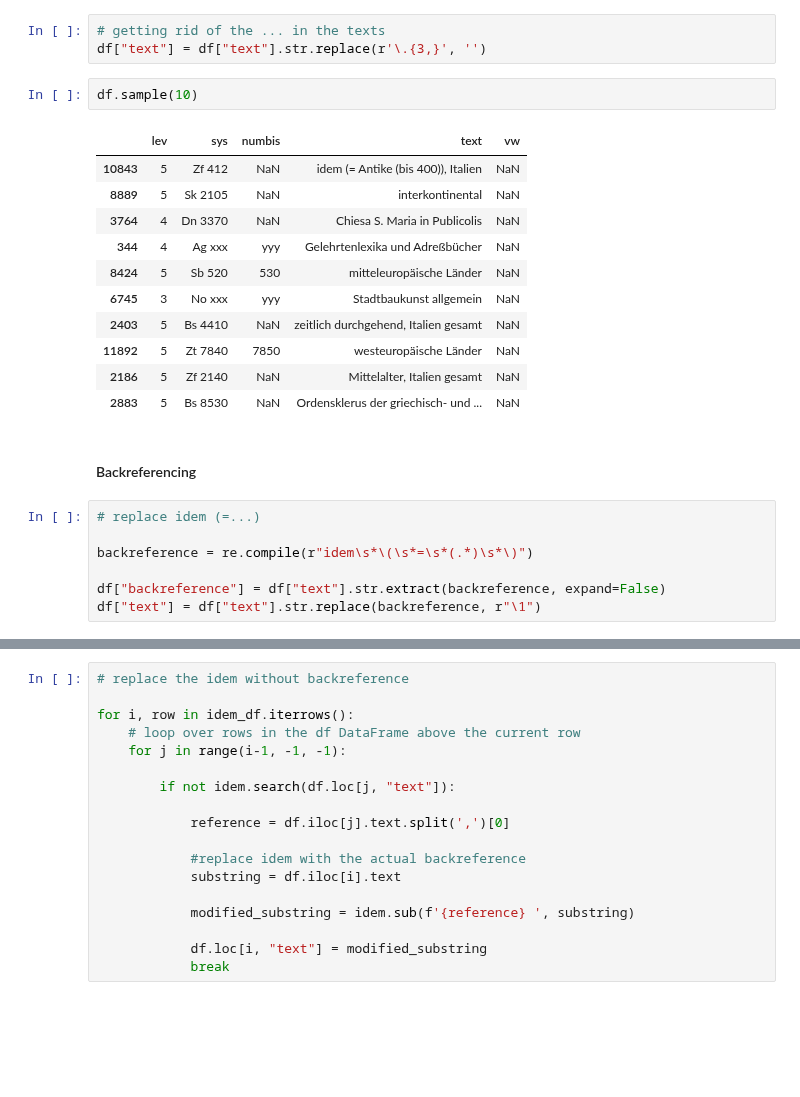
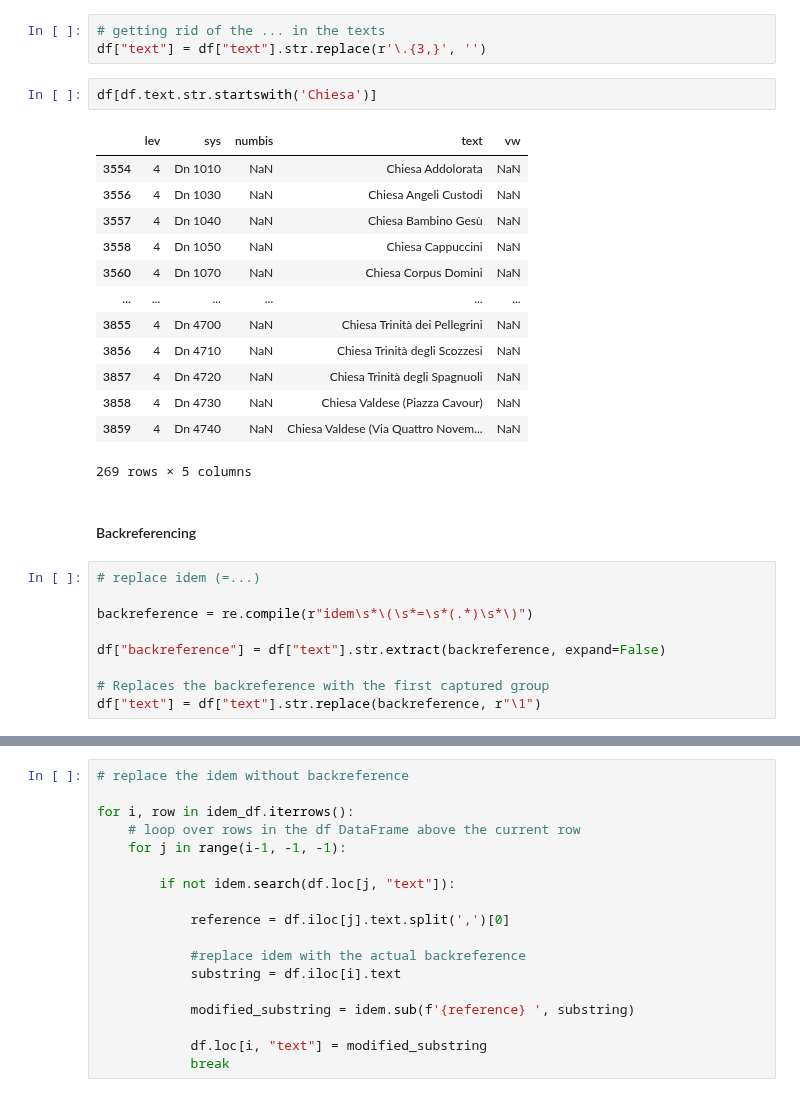
Before and after one commit to hanaCasey/BHVizData, a Jupyter notebook: signatures_processing.ipynb, the cells around one changed output, grey strips where cells are left out. Saved outputs shown, nothing was run; the diff lists cells and outputs as text; blank space fills up the shorter version.

```diff
--- a/signatures_processing.ipynb
+++ b/signatures_processing.ipynb
@@ -38,20 +24,22 @@ df
 # %%
 # getting rid of the ... in the texts
 df["text"] = df["text"].str.replace(r'\.{3,}', '')
-# %%
-df.sample(10)
-# %% [output]
-|  | lev | sys | numbis | text | vw |
-| 10843 | 5 | Zf 412 | NaN | idem (= Antike (bis 400)), Italien | NaN |
-| 8889 | 5 | Sk 2105 | NaN | interkontinental | NaN |
-| 3764 | 4 | Dn 3370 | NaN | Chiesa S. Maria in Publicolis | NaN |
-| 344 | 4 | Ag xxx | yyy | Gelehrtenlexika und Adreßbücher | NaN |
-| 8424 | 5 | Sb 520 | 530 | mitteleuropäische Länder | NaN |
-| 6745 | 3 | No xxx | yyy | Stadtbaukunst allgemein | NaN |
-| 2403 | 5 | Bs 4410 | NaN | zeitlich durchgehend, Italien gesamt | NaN |
-| 11892 | 5 | Zt 7840 | 7850 | westeuropäische Länder | NaN |
-| 2186 | 5 | Zf 2140 | NaN | Mittelalter, Italien gesamt | NaN |
-| 2883 | 5 | Bs 8530 | NaN | Ordensklerus der griechisch- und ... | NaN |
+# %%
+df[df.text.str.startswith('Chiesa')]
+# %% [output]
+|  | lev | sys | numbis | text | vw |
+| 3554 | 4 | Dn 1010 | NaN | Chiesa Addolorata | NaN |
+| 3556 | 4 | Dn 1030 | NaN | Chiesa Angeli Custodi | NaN |
+| 3557 | 4 | Dn 1040 | NaN | Chiesa Bambino Gesù | NaN |
+| 3558 | 4 | Dn 1050 | NaN | Chiesa Cappuccini | NaN |
+| 3560 | 4 | Dn 1070 | NaN | Chiesa Corpus Domini | NaN |
+| ... | ... | ... | ... | ... | ... |
+| 3855 | 4 | Dn 4700 | NaN | Chiesa Trinità dei Pellegrini | NaN |
+| 3856 | 4 | Dn 4710 | NaN | Chiesa Trinità degli Scozzesi | NaN |
+| 3857 | 4 | Dn 4720 | NaN | Chiesa Trinità degli Spagnuoli | NaN |
+| 3858 | 4 | Dn 4730 | NaN | Chiesa Valdese (Piazza Cavour) | NaN |
+| 3859 | 4 | Dn 4740 | NaN | Chiesa Valdese (Via Quattro Novem... | NaN |
+269 rows × 5 columns
 # %% [markdown]
 #### Backreferencing
 # %%
@@ -60,6 +48,8 @@ df.sample(10)
 backreference = re.compile(r"idem\s*\(\s*=\s*(.*)\s*\)")
 
 df["backreference"] = df["text"].str.extract(backreference, expand=False)
+
+# Replaces the backreference with the first captured group
 df["text"] = df["text"].str.replace(backreference, r"\1")
 # %%
 # find the remaining idems
```
Also changed, not shown: parts of 8 cells of this notebook, 2 other files.
